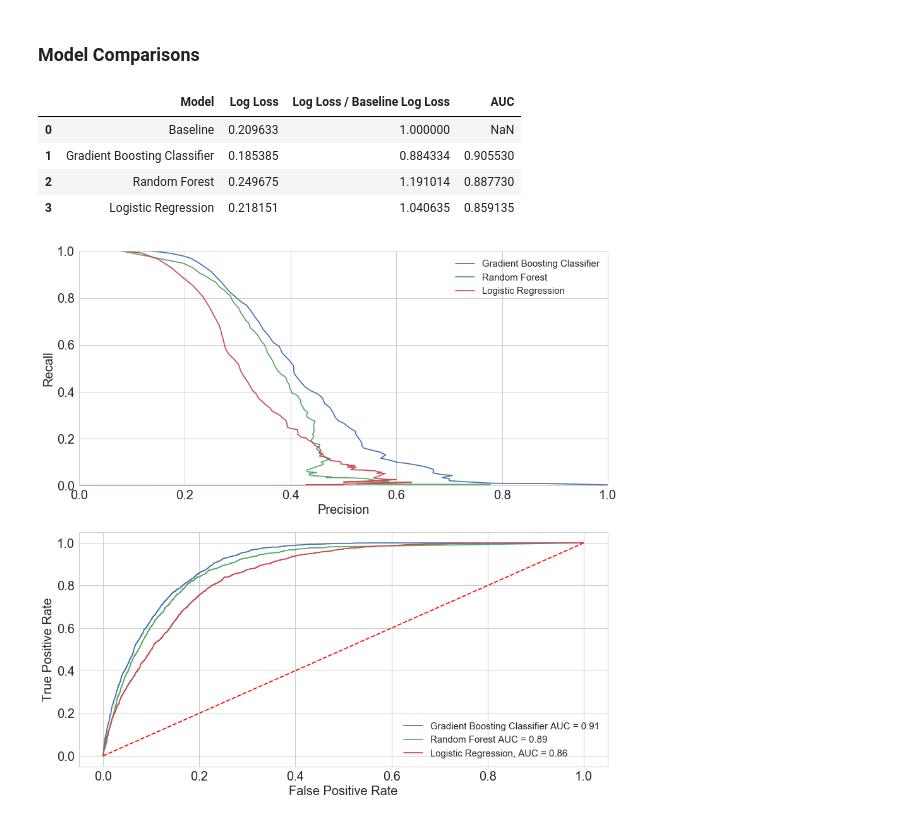
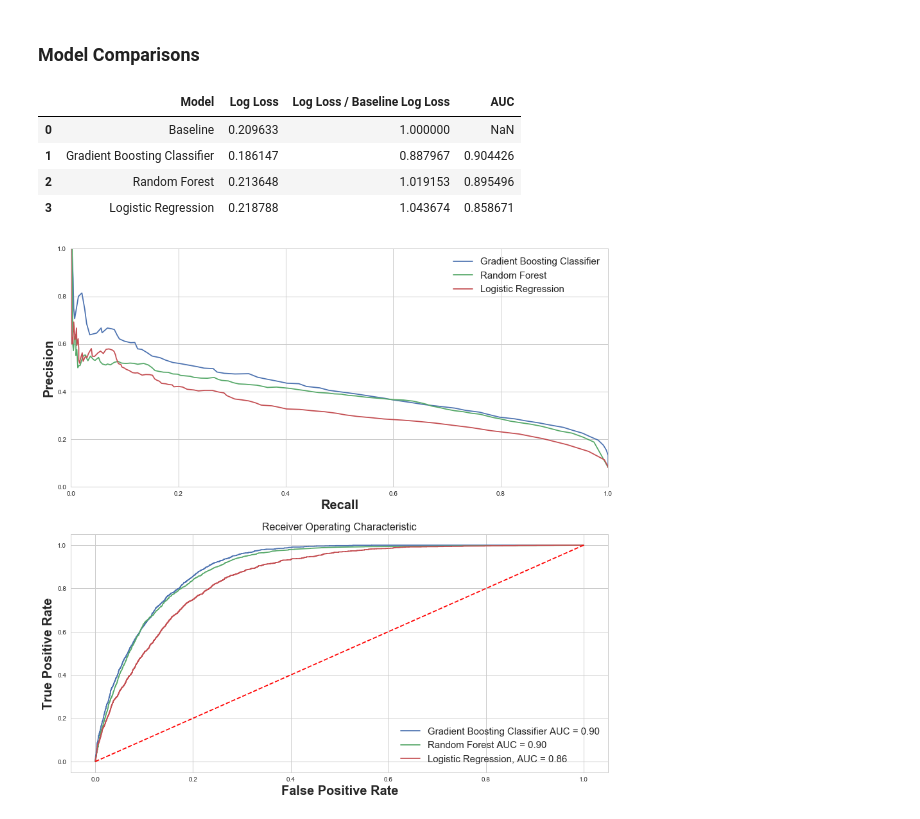
Before and after one commit to nanafwu/kiva-loan-classification, a Jupyter notebook: Kiva_Loan_Classification.ipynb, the cells around one changed output. Drawn from its saved outputs; the diff is of its cells as text; code cells hidden in the pictures.

```diff
--- a/Kiva_Loan_Classification.ipynb
+++ b/Kiva_Loan_Classification.ipynb
@@ -560,7 +642,7 @@ gb_cols =  ['loan_amount',  'latitude', 'longitude',
             'borrower_count', 'percentage_women',
             'sector_percent_expired',
             'country_percent_expired', 'country_total_loans',
-            'terms_repayment_term', 'tag_text_fund_prob']
+            'terms_repayment_term', 'tag_text_fund_prob', 'description_word_count']
 
 gb_model = GradientBoostingClassifier()
 gb_model.fit(X_train.loc[:, gb_cols], y_train)
@@ -571,8 +653,5 @@ recallvec_gb, precisionvec_gb, threshvec_gb, auc_score_gb, l_loss_gb = print_met
     model_name_gb, y_test, y_test_pred_proba_gb)
 
 order_zip_coeff(gb_cols, gb_model.feature_importances_)
-
-# AUC:  0.905530341322
-# Log Loss:  0.185385182304
 # %% [output]
 ---  Gradient Boosting Classifier  ---
@@ -593,6 +672,2 @@ Log Loss:  0.185385176297
 # %% [markdown]
 ## Logistic Regression
-# %%
-sns.set(rc={"figure.figsize": (20, 15)})
-train_Xy = pd.concat([X_train, pd.DataFrame({'is_expired': y_train})], axis=1)
-sns.violinplot(x="sector", y="knn_pred", hue="is_expired", data=train_Xy, split=True);
@@ -604,7 +673,0 @@ sns.violinplot(x="sector", y="knn_pred", hue="is_expired", data=train_Xy, split=
-# %%
-sns.set(rc={"figure.figsize": (15, 15)}, font_scale=2, style="whitegrid")
-train_Xy_country = train_Xy.loc[(train_Xy.country == 'Pakistan') | (train_Xy.country == 'Mali')
-                                | (train_Xy.country == 'Cambodia') | (train_Xy.country == 'El Salvador'), :]
-sns.violinplot(x="country", y="loan_amount", hue="is_expired", data=train_Xy_country, split=True);
-plt.ylabel('Loan Amount ($)')
-plt.xlabel('Country')
@@ -614,7 +674,8 @@ plt.xlabel('Country')
 # %%
 lr_cols = ['loan_amount', 'percentage_women',
            'knn_pred', 'sector_percent_expired',
-           'terms_repayment_term', 'tag_text_fund_prob']
+           'terms_repayment_term',
+           'tag_text_fund_prob', 'description_word_count']
 
 std_lr = StandardScaler()
 std_lr.fit(X_train.loc[:, lr_cols])
@@ -674,57 +735,47 @@ Positive: 8.053374455161997%, Baseline Log Loss: 0.20963263330049575
 fpr_gb, tpr_gb, threshold_gb = roc_curve(y_test, y_test_pred_proba_gb)
 fpr_rf, tpr_rf, threshold_rf = roc_curve(y_test, y_test_pred_proba_rf)
 fpr_knn, tpr_knn, threshold_knn = roc_curve(y_test, y_test_pred_proba_knn)
 fpr_lr, tpr_lr, threshold_lr = roc_curve(y_test, y_test_pred_proba_lr)
 fpr_ensemble, tpr_ensemble, threshold_ensemble = roc_curve(y_test, y_test_pred_proba_ensemble)
 
 fig, ax = plt.subplots(2, 1, figsize=(15, 15))
 
 # Precision Recall
-ax[0].plot(precisionvec_gb, recallvec_gb, label=model_name_gb)
-ax[0].plot(precisionvec_rf, recallvec_rf, label=model_name_rf)
-ax[0].plot(precisionvec_lr, recallvec_lr, label=model_name_lr)
-# ax[0].plot(precisionvec_knn, recallvec_knn, label=model_name_knn)
-# ax[0].plot(precisionvec_ensemble, recallvec_ensemble, label=model_name_ensemble)
+ax[0].plot(recallvec_gb, precisionvec_gb, label=model_name_gb)
+ax[0].plot(recallvec_rf, precisionvec_rf, label=model_name_rf)
+ax[0].plot(recallvec_lr, precisionvec_lr, label=model_name_lr)
+
 ax[0].axis([0, 1, 0, 1])
-ax[0].set_xlabel("Precision", fontsize=20)
-ax[0].set_ylabel("Recall", fontsize=20)
+ax[0].set_ylabel("Precision", fontsize=20)
+ax[0].set_xlabel("Recall", fontsize=20)
 ax[0].legend(prop={'size': 15})
 
 # ROC Curve
-# ax[1].set_title('Receiver Operating Characteristic')
+ax[1].set_title('Receiver Operating Characteristic')
 ax[1].plot(fpr_gb, tpr_gb, label = 'Gradient Boosting Classifier AUC = %0.2f' % auc_score_gb)
 ax[1].plot(fpr_rf, tpr_rf, label = 'Random Forest AUC = %0.2f' % auc_score_rf)
 ax[1].plot(fpr_lr, tpr_lr, label = 'Logistic Regression, AUC = %0.2f' % auc_score_lr)
-# ax[1].plot(fpr_knn, tpr_knn, label = 'KNN, K=124, AUC = %0.2f' % auc_score_knn)
-# ax[1].plot(fpr_ensemble, tpr_ensemble, label = 'Ensemble, AUC = %0.2f' % auc_score_ensemble)
+
 ax[1].legend(loc = 'lower right', prop={'size': 15})
 ax[1].plot([0, 1], [0, 1],'r--')
 ax[1].set_ylabel('True Positive Rate', fontsize=20)
 ax[1].set_xlabel('False Positive Rate', fontsize=20)
 
 # Other Metrics:
 df_metrics = pd.DataFrame({'Model': ['Baseline', model_name_gb, model_name_rf,
-                                     model_name_lr,
-#                                      model_name_knn, model_name_ensemble
-                                    ],
+                                     model_name_lr],
                            'Log Loss': [baseline_logloss, l_loss_gb, l_loss_rf,
-                                        l_loss_lr,
-#                                         l_loss_knn, l_loss_ensemble
-                                       ],
+                                        l_loss_lr],
                            'Log Loss / Baseline Log Loss': [
                                1, (l_loss_gb / baseline_logloss),
-                               (l_loss_rf / baseline_logloss), (l_loss_lr / baseline_logloss),
-#                                (l_loss_knn / baseline_logloss), (l_loss_ensemble / baseline_logloss)
-                           ],
-                           'AUC': [np.nan, auc_score_gb, auc_score_rf, auc_score_lr,
-#                                    auc_score_knn, auc_score_ensemble
-                                  ]})
+                               (l_loss_rf / baseline_logloss), (l_loss_lr / baseline_logloss),],
+                           'AUC': [np.nan, auc_score_gb, auc_score_rf, auc_score_lr]})
 df_metrics[['Model', 'Log Loss', 'Log Loss / Baseline Log Loss', 'AUC']]
 # %% [output]
 |  | Model | Log Loss | Log Loss / Baseline Log Loss | AUC |
 | 0 | Baseline | 0.209633 | 1.000000 | NaN |
-| 1 | Gradient Boosting Classifier | 0.185385 | 0.884334 | 0.905530 |
-| 2 | Random Forest | 0.249675 | 1.191014 | 0.887730 |
-| 3 | Logistic Regression | 0.218151 | 1.040635 | 0.859135 |
+| 1 | Gradient Boosting Classifier | 0.186147 | 0.887967 | 0.904426 |
+| 2 | Random Forest | 0.213648 | 1.019153 | 0.895496 |
+| 3 | Logistic Regression | 0.218788 | 1.043674 | 0.858671 |
-[figure, old version]
+[figure, new version]
 # %%
```
Also changed, not shown: parts of 51 cells of this notebook.
